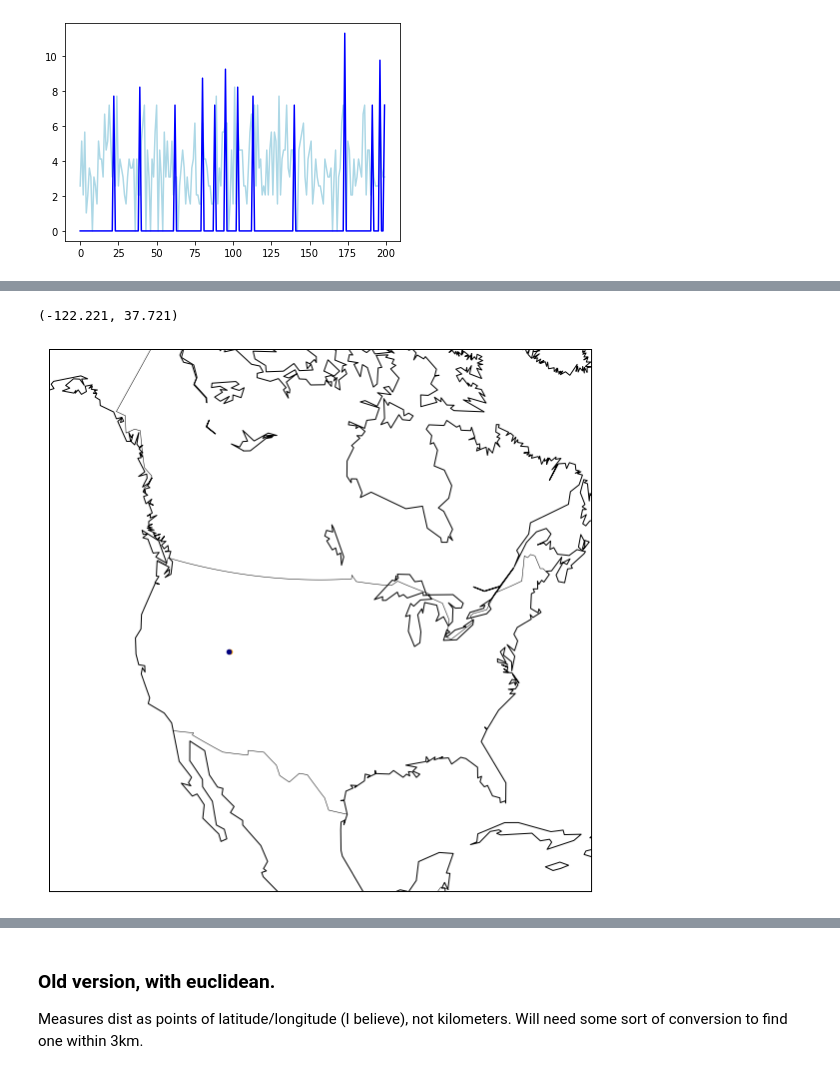
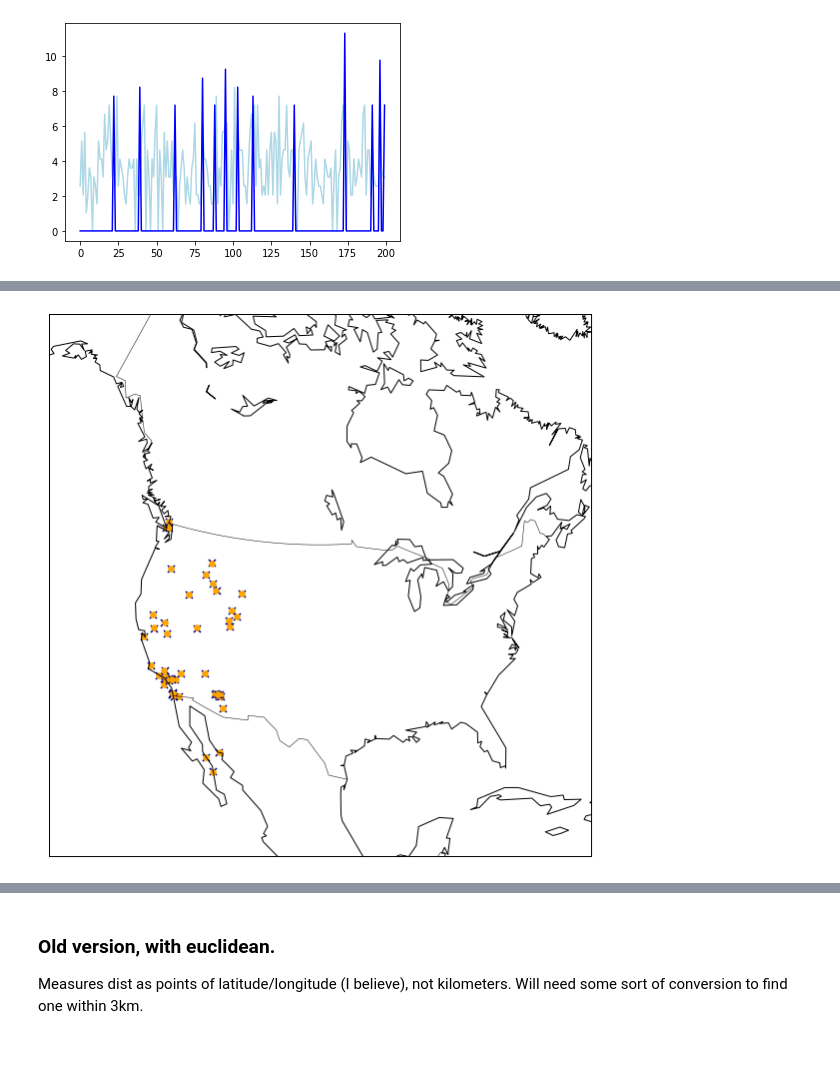
Before and after one commit to jesseturner/Wind-Gust-Predictions, a Jupyter notebook: HRRR_Performance_Evaluation.ipynb, the cells around one changed output, grey strips where cells are left out. Saved outputs shown, nothing was run; the diff lists cells and outputs as text; code cells hidden in the pictures.

```diff
--- a/HRRR_Performance_Evaluation.ipynb
+++ b/HRRR_Performance_Evaluation.ipynb
@@ -126,15 +121,19 @@ def closest_node(metar, hrrrs):
     closest_index = distance.cdist([metar], hrrrs).argmin()
     return hrrrs[closest_index]
 
-a = (hrrr_arr[:, 1:3])
+hrrr_data = hrrr_arr
 lookup_dict = {}
 
-for i in range(50,60):
-    some_pt = (round(met_arr[i, 1],3), round(met_arr[i, 2],3))
-    hrrr_point = closest_node(some_pt, a)
+for i in range(0,50):
+    metar_pt = (round(met_arr[i, 1],3), round(met_arr[i, 2],3))
+    metar_gust = met_arr[i, 0]
+    hrrr_pt = closest_node(metar_pt, hrrr_data[:, 1:3])
+    hrrr_gust = hrrr_data[i, 0]
     lookup_dict[i] = {
-        "metar": some_pt,
-        "hrrr": (round(hrrr_point[0],3), round(hrrr_point[1],3))
+        "metar": metar_pt,
+        "hrrr": (round(hrrr_pt[0],3), round(hrrr_pt[1],3)),
+        "hrrr gust": hrrr_gust,
+        "metar gust": metar_gust
     }
 
-lookup_dict
+#lookup_dict
@@ -152,21 +140,18 @@ lookup_dict
-# %%
-lookup_dict[50]['hrrr'][0], lookup_dict[50]['hrrr'][1]
-# %% [output]
-(-122.221, 37.721)
 # %%
 fig = plt.figure(figsize=(10, 10))
 m = Basemap(projection='lcc', resolution='c',
             width=6E6, height=6E6,
             lat_0=45, lon_0=-100, )
 m.drawcoastlines()
 m.drawmapboundary()
 m.drawcountries()
 parallels = np.arange(0., 81, 10.)
 meridians = np.arange(10., 351., 20.)
 
-m.scatter(lookup_dict[53]['metar'][0], lookup_dict[53]['metar'][1], latlon=True, c='Orange', s=20)
-m.scatter(lookup_dict[53]['hrrr'][0], lookup_dict[53]['hrrr'][1], latlon=True, c='Navy', s=20)
+for i in range(0,50):
+    m.scatter(lookup_dict[i]['metar'][0], lookup_dict[i]['metar'][1], latlon=True, c='Navy', s=50, marker='x')
+    m.scatter(lookup_dict[i]['hrrr'][0], lookup_dict[i]['hrrr'][1], latlon=True, c='Orange', s=30)
 
 plt.show()
 # %% [output]
-[figure, old version]
+[figure, new version]
```
Also changed, not shown: parts of 10 cells of this notebook.
